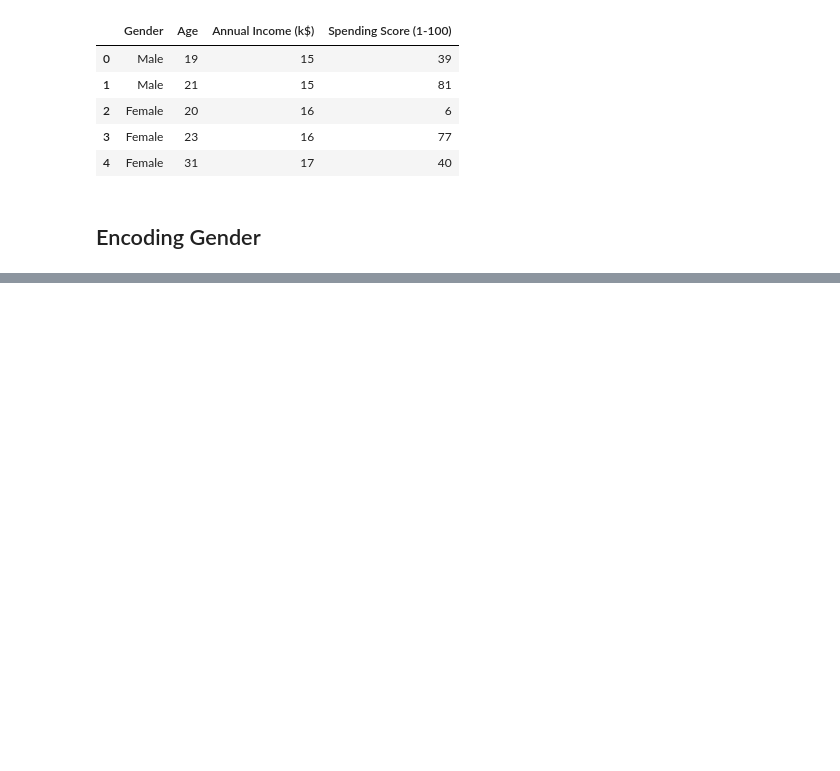
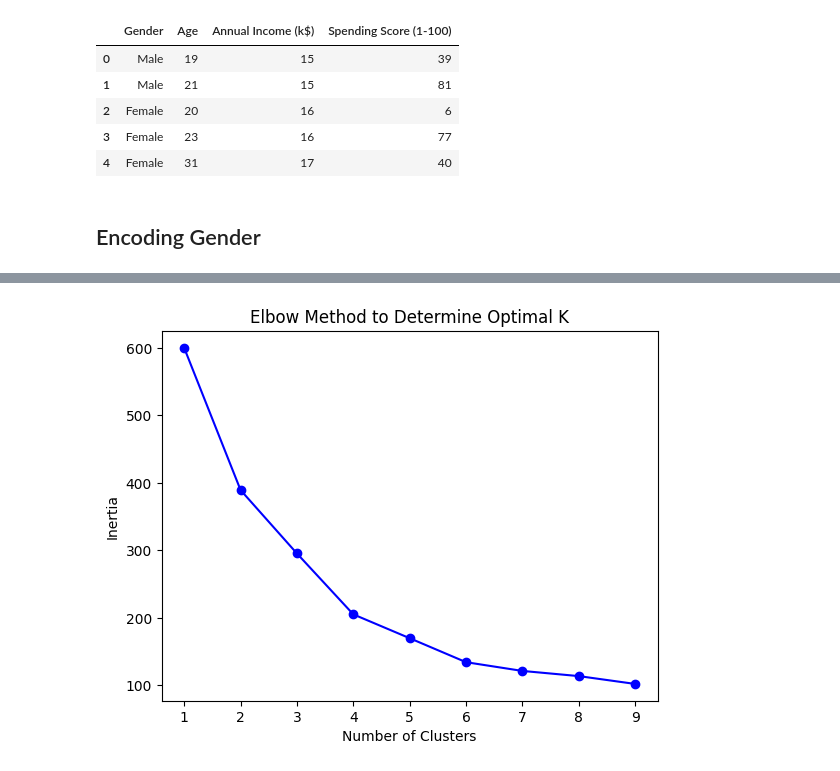
Before and after one commit to QuiqueCov/Maestria, a Jupyter notebook: MallExample.ipynb, the cells around one changed output, grey strips where cells are left out. Saved outputs shown, nothing was run; the diff lists cells and outputs as text; code cells hidden in the pictures; blank space fills up the shorter version.

```diff
--- a/MallExample.ipynb
+++ b/MallExample.ipynb
@@ -54,4 +54,6 @@ df.head()
 | 4 | Female | 31 | 17 | 40 |
 # %% [markdown]
 ## Encoding Gender
+# %%
+data = df.drop(columns=['Gender'])
 # %%
@@ -76,0 +62,3 @@ encodedDf
+# %%
+scaler = StandardScaler()
+scaled_data = scaler.fit_transform(data)
@@ -76,0 +85,18 @@ encodedDf
+# %%
+# Elbow method to determine how many clusters can I use
+# I took these code example from https://www.w3schools.com/python/python_ml_k-means.asp
+inertia = []
+K = range(1, 10) # the number of clusters
+for k in K:
+    kmeans = KMeans(n_clusters=k, random_state=42) # here in the class the teacher explained, using random_state is not machine lear
+    kmeans.fit(scaled_data)
+    inertia.append(kmeans.inertia_)
+
+# Plot the Elbow Method
+plt.plot(K, inertia, 'bo-')
+plt.xlabel('Number of Clusters')
+plt.ylabel('Inertia')
+plt.title('Elbow Method to Determine Optimal K')
+plt.show()
+# %% [output]
+[figure, added]
```
Also changed, not shown: parts of 28 cells of this notebook.
